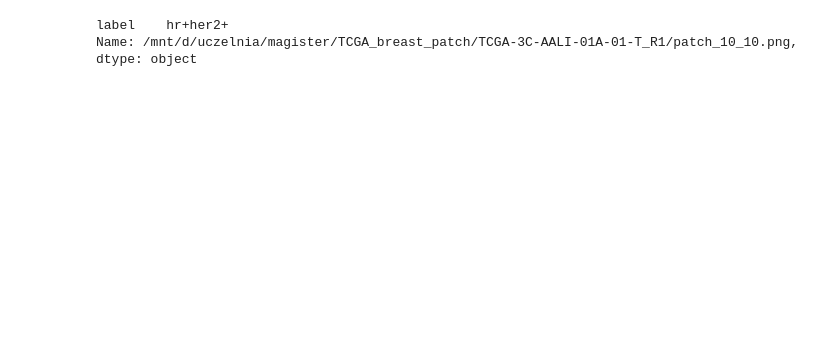
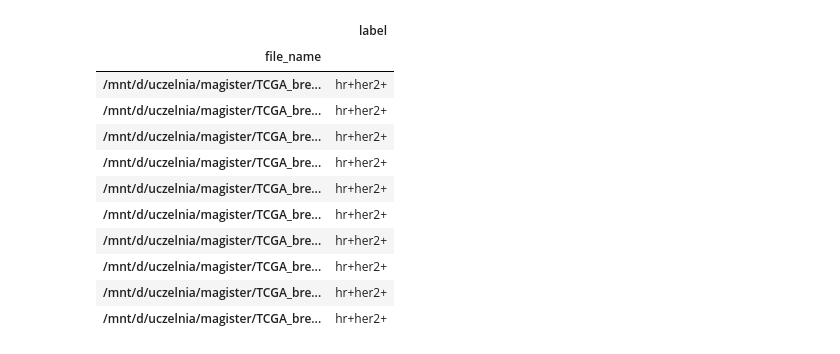
Before and after one commit to swietjak/mgr, a Jupyter notebook: AttentionDeepMIL/tcga_bags_loader.ipynb, the cells around one changed output. Saved outputs shown, nothing was run; the diff lists cells and outputs as text; code cells hidden in the pictures; blank space fills up the shorter version.

```diff
--- a/AttentionDeepMIL/tcga_bags_loader.ipynb
+++ b/AttentionDeepMIL/tcga_bags_loader.ipynb
@@ -95,5 +217,15 @@ df.set_index(['patient_id', 'file_name'], inplace=True)
 # %%
-df.loc['TCGA-3C-AALI-01A-01-T_R1'].loc['/mnt/d/uczelnia/magister/TCGA_breast_patch/TCGA-3C-AALI-01A-01-T_R1/patch_10_10.png']
+df.loc['TCGA-3C-AALI-01A-01-T_R1'].sample(10, random_state=10)#.loc['/mnt/d/uczelnia/magister/TCGA_breast_patch/TCGA-3C-AALI-01A-01-T_R1/patch_10_10.png']
 # %% [output]
-label    hr+her2+
-Name: /mnt/d/uczelnia/magister/TCGA_breast_patch/TCGA-3C-AALI-01A-01-T_R1/patch_10_10.png, dtype: object
+|  | label |
+| file_name |  |
+| /mnt/d/uczelnia/magister/TCGA_bre... | hr+her2+ |
+| /mnt/d/uczelnia/magister/TCGA_bre... | hr+her2+ |
+| /mnt/d/uczelnia/magister/TCGA_bre... | hr+her2+ |
+| /mnt/d/uczelnia/magister/TCGA_bre... | hr+her2+ |
+| /mnt/d/uczelnia/magister/TCGA_bre... | hr+her2+ |
+| /mnt/d/uczelnia/magister/TCGA_bre... | hr+her2+ |
+| /mnt/d/uczelnia/magister/TCGA_bre... | hr+her2+ |
+| /mnt/d/uczelnia/magister/TCGA_bre... | hr+her2+ |
+| /mnt/d/uczelnia/magister/TCGA_bre... | hr+her2+ |
+| /mnt/d/uczelnia/magister/TCGA_bre... | hr+her2+ |
```
Also changed, not shown: parts of 13 cells of this notebook, 3 other files.
